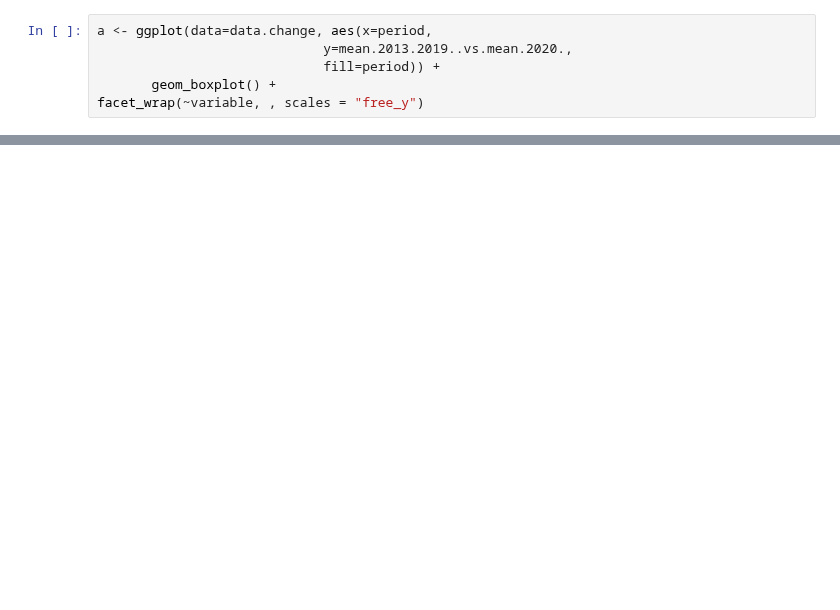
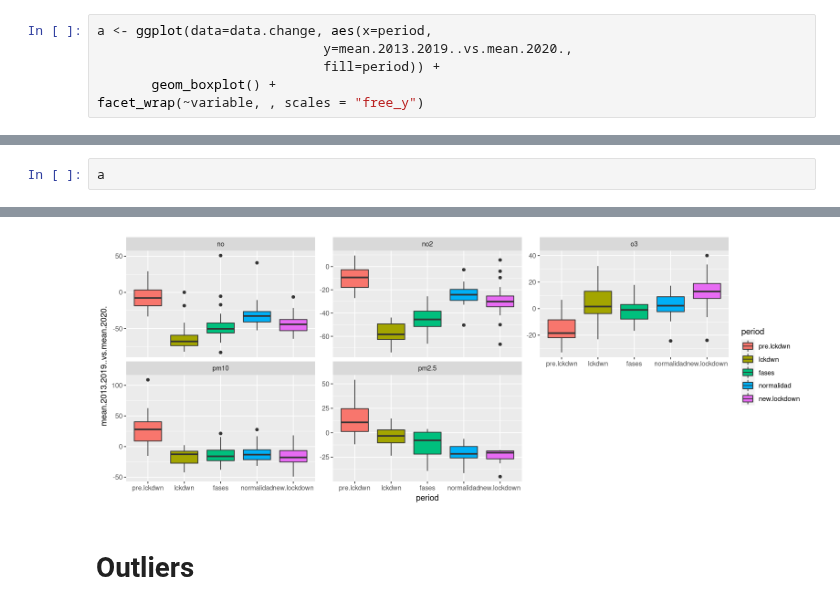
Before and after one commit to Jaimedgp/AirQualityCOVID, a Jupyter notebook: notebooks/Analisis/BoxPlots.ipynb, the cells around one changed output, grey strips where cells are left out. Saved outputs shown, nothing was run; the diff lists cells and outputs as text; blank space fills up the shorter version.

```diff
--- a/notebooks/Analisis/BoxPlots.ipynb
+++ b/notebooks/Analisis/BoxPlots.ipynb
@@ -56,0 +56,3 @@ Warning message:
+# %%
+a
+# %% [output]
@@ -56,0 +61,3 @@ Warning message:
+[figure, added]
+# %% [markdown]
+# Outliers
```
Also changed, not shown: parts of 7 cells of this notebook, 1 other file.
